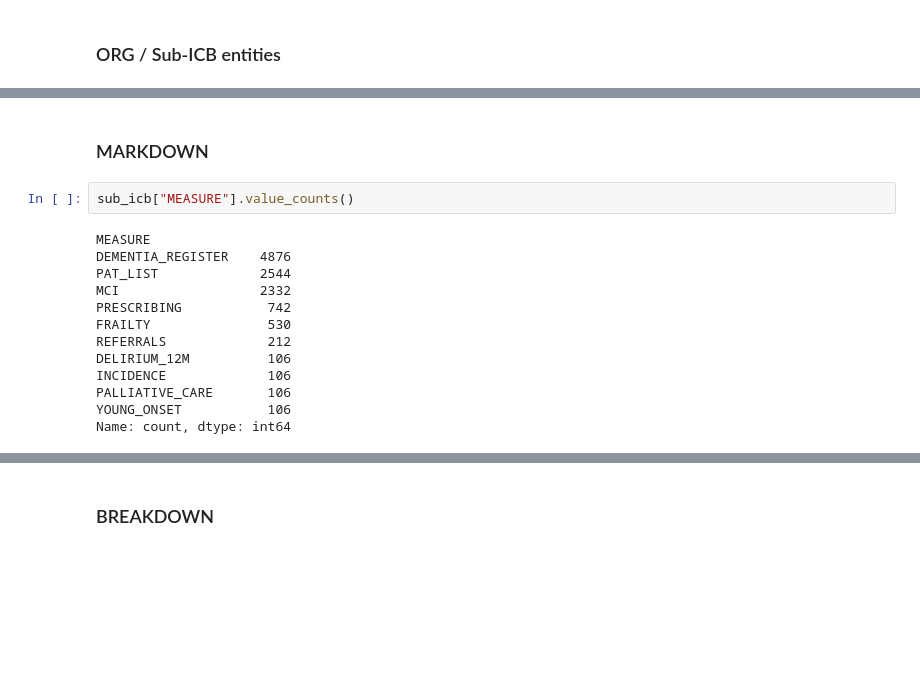
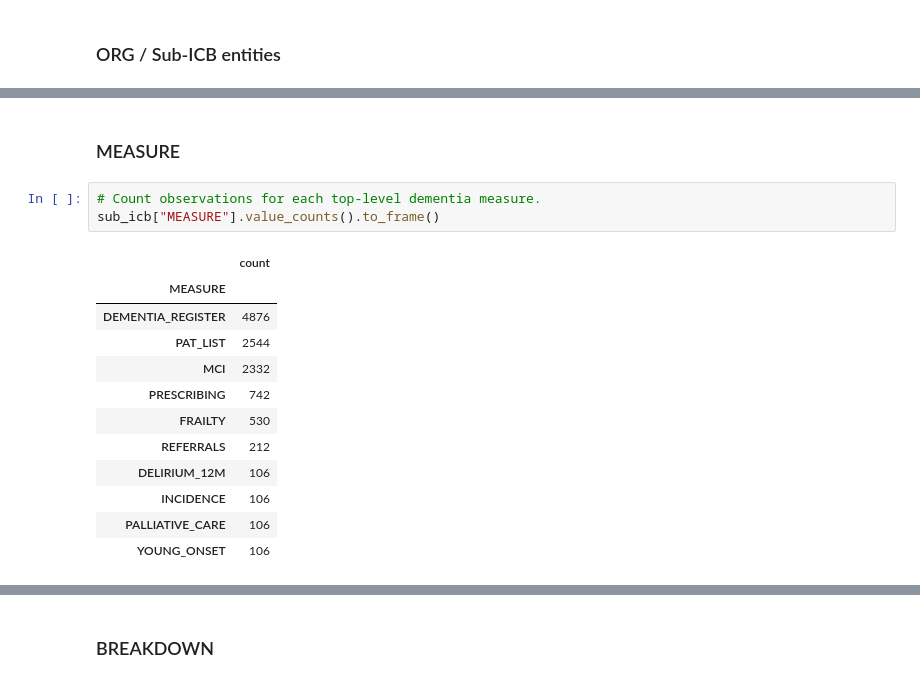
Before and after one commit to abdulrehmarnALI/dementia-atlas, a Jupyter notebook: pipeline/notebooks/00_june_2026_release_exploration.ipynb, the cells around one changed output, grey strips where cells are left out. Drawn from its saved outputs; the diff is of its cells as text; blank space fills up the shorter version.

```diff
--- a/pipeline/notebooks/00_june_2026_release_exploration.ipynb
+++ b/pipeline/notebooks/00_june_2026_release_exploration.ipynb
@@ -331,17 +320,18 @@ Key fields:
 # %% [markdown]
-### MARKDOWN
+### MEASURE
-# %%
-sub_icb["MEASURE"].value_counts()
-# %% [output]
-MEASURE
-DEMENTIA_REGISTER    4876
-PAT_LIST             2544
-MCI                  2332
-PRESCRIBING           742
-FRAILTY               530
-REFERRALS             212
-DELIRIUM_12M          106
-INCIDENCE             106
-PALLIATIVE_CARE       106
-YOUNG_ONSET           106
-Name: count, dtype: int64
+# %%
+# Count observations for each top-level dementia measure.
+sub_icb["MEASURE"].value_counts().to_frame()
+# %% [output]
+|  | count |
+| MEASURE |  |
+| DEMENTIA_REGISTER | 4876 |
+| PAT_LIST | 2544 |
+| MCI | 2332 |
+| PRESCRIBING | 742 |
+| FRAILTY | 530 |
+| REFERRALS | 212 |
+| DELIRIUM_12M | 106 |
+| INCIDENCE | 106 |
+| PALLIATIVE_CARE | 106 |
+| YOUNG_ONSET | 106 |
```
Also changed, not shown: parts of 49 cells of this notebook.
